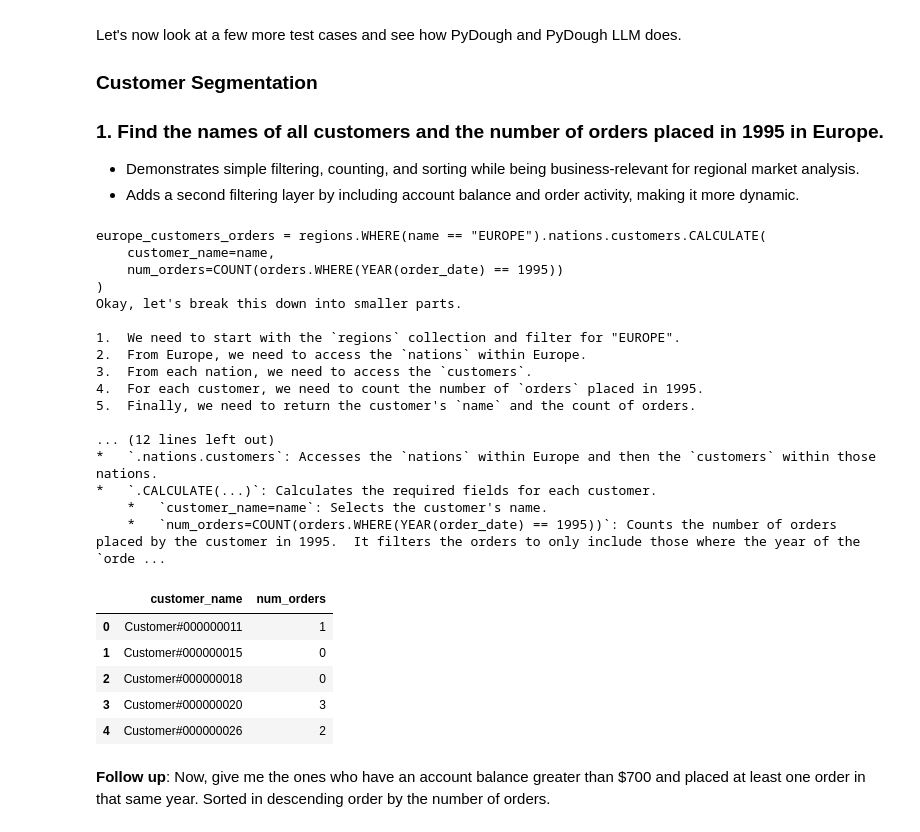
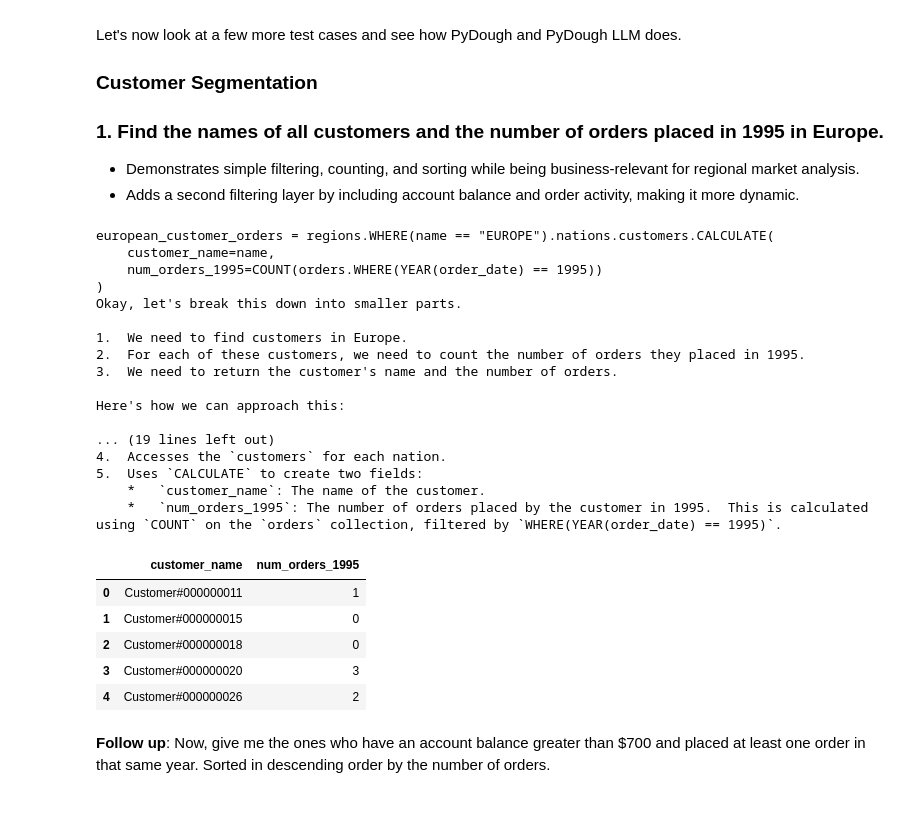
Before and after one commit to bodo-ai/text2pydough, a Jupyter notebook: workbench/AAraya/dev/llm_demo_final_vRK_v2.ipynb, the cells around one changed output. Saved outputs shown, nothing was run; the diff lists cells and outputs as text; code cells hidden in the pictures.

```diff
--- a/workbench/AAraya/dev/llm_demo_final_vRK_v2.ipynb
+++ b/workbench/AAraya/dev/llm_demo_final_vRK_v2.ipynb
@@ -15,10 +15,11 @@ from llm_v2 import LLMClient
 We can declare global definitions that will be useful for any question that needs them.
 # %%
 definitions = [
-"Revenue is defined as the sum of quantity * extended_price * (1 - discount) * (1 + tax).",
-"Aggregate Revenue is defined as the sum of LineItem_ExtendedPrice minus the sum of LineItem_Discount.",
-"Average Revenue per Ship Date is defined as the sum of revenue divided by the count of distinct ship dates.",
-"Profit is defined as revenue minus cost."
+    "Total Order Value is defined as the sum of extended_price * (1 - discount).",
+    "Aggregate Revenue is defined as the sum of LineItem_ExtendedPrice minus the sum of LineItem_Discount.",
+    "Average Revenue per Ship Date is defined as the sum of revenue divided by the count of distinct ship dates.",
+    "Partial Revenue is defined as quantity * extended_price * (1 - discount).",
+    "Profit is defined as revenue minus cost."
 ]
 # %% [markdown]
 Then we initialize the client.
@@ -478,31 +489,31 @@ Let's now look at a few more test cases and see how PyDough and PyDough LLM does
 - Demonstrates simple filtering, counting, and sorting while being business-relevant for regional market analysis.
 - Adds a second filtering layer by including account balance and order activity, making it more dynamic.
 # %%
-query = "Find the names of all customers and the number of orders placed in 1995 in Europe."
+query = "Find the names of all customers and the number of their orders placed in 1995 in Europe."
 
 result = client.ask(query)
 
 print(result.full_explanation)
 result.df.head()
 # %% [output]
-europe_customers_orders = regions.WHERE(name == "EUROPE").nations.customers.CALCULATE(
+european_customer_orders = regions.WHERE(name == "EUROPE").nations.customers.CALCULATE(
     customer_name=name,
-    num_orders=COUNT(orders.WHERE(YEAR(order_date) == 1995))
+    num_orders_1995=COUNT(orders.WHERE(YEAR(order_date) == 1995))
 )
 Okay, let's break this down into smaller parts.
 
-1.  We need to start with the `regions` collection and filter for "EUROPE".
-2.  From Europe, we need to access the `nations` within Europe.
-3.  From each nation, we need to access the `customers`.
-4.  For each customer, we need to count the number of `orders` placed in 1995.
-5.  Finally, we need to return the customer's `name` and the count of orders.
+1.  We need to find customers in Europe.
+2.  For each of these customers, we need to count the number of orders they placed in 1995.
+3.  We need to return the customer's name and the number of orders.
 
-... (12 lines left out)
-*   `.nations.customers`: Accesses the `nations` within Europe and then the `customers` within those nations.
-*   `.CALCULATE(...)`: Calculates the required fields for each customer.
-    *   `customer_name=name`: Selects the customer's name.
-    *   `num_orders=COUNT(orders.WHERE(YEAR(order_date) == 1995))`: Counts the number of orders placed by the customer in 1995.  It filters the orders to only include those where the year of the `orde ...
+Here's how we can approach this:
+
+... (19 lines left out)
+4.  Accesses the `customers` for each nation.
+5.  Uses `CALCULATE` to create two fields:
+    *   `customer_name`: The name of the customer.
+    *   `num_orders_1995`: The number of orders placed by the customer in 1995.  This is calculated using `COUNT` on the `orders` collection, filtered by `WHERE(YEAR(order_date) == 1995)`.
-|  | customer_name | num_orders |
+|  | customer_name | num_orders_1995 |
 | 0 | Customer#000000011 | 1 |
 | 1 | Customer#000000015 | 0 |
 | 2 | Customer#000000018 | 0 |
```
Also changed, not shown: parts of 31 cells of this notebook.
